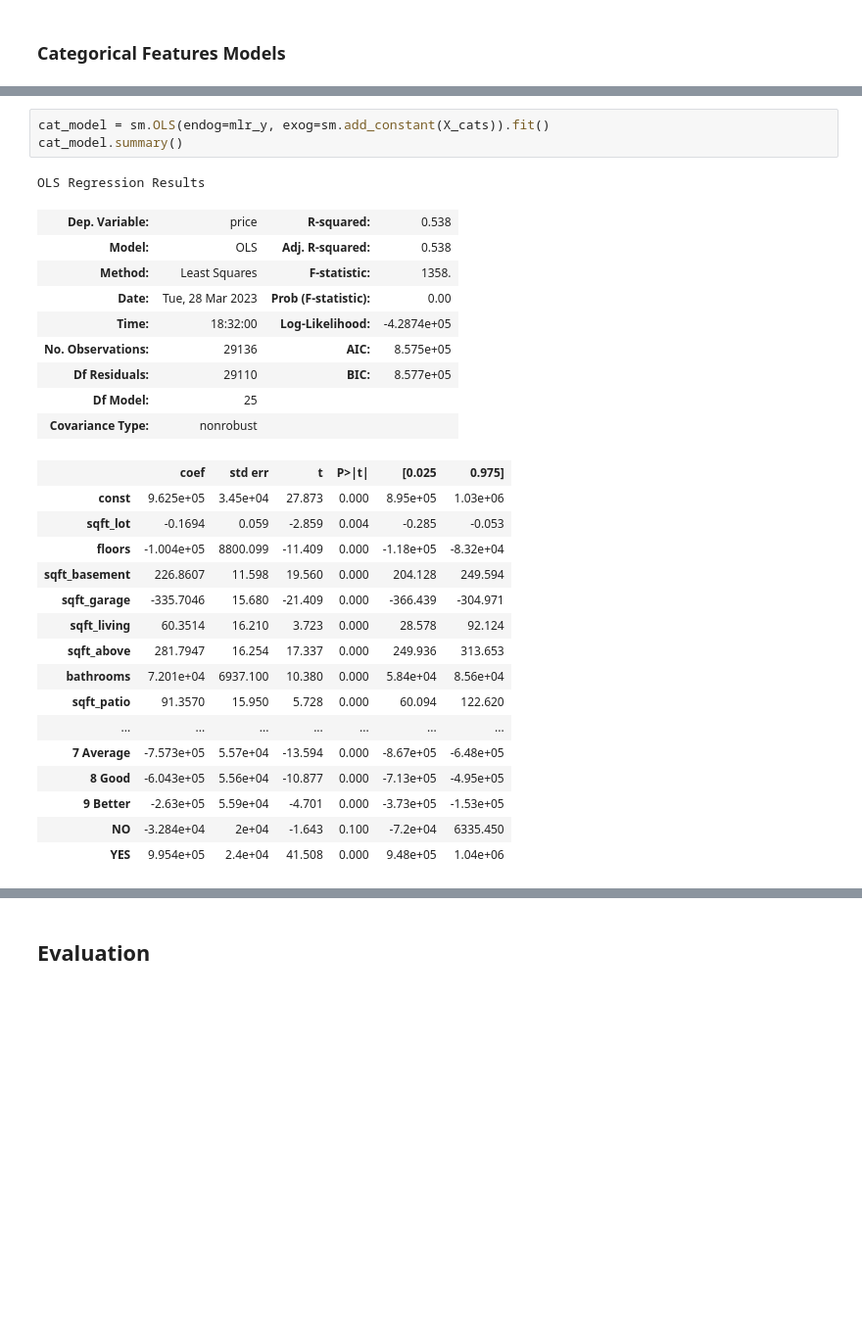
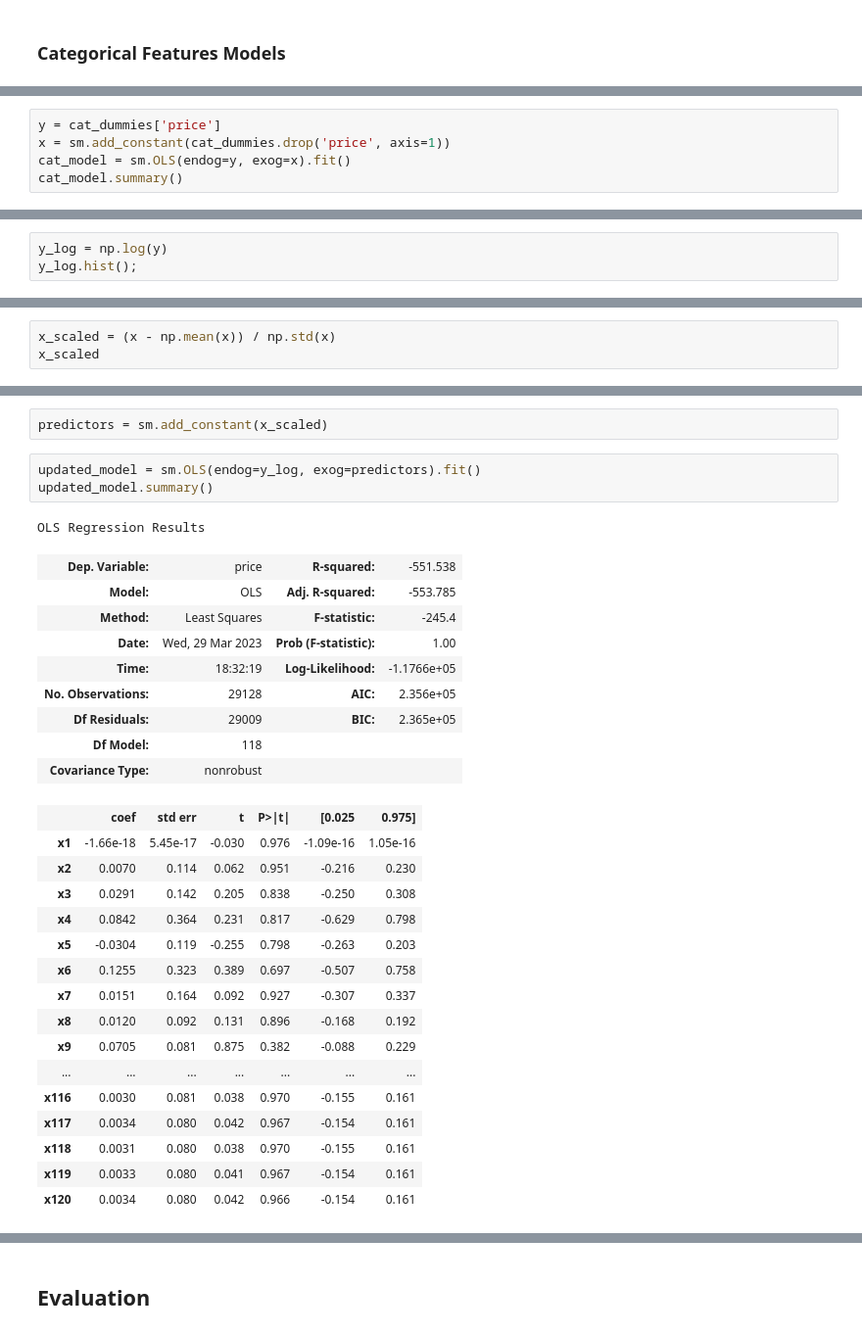
Before and after one commit to claragiurgiu/Phase2-Project, a Jupyter notebook: Code/Clara_Analysis.ipynb, the cells around one changed output, grey strips where cells are left out. Shown at 98% size. Saved outputs shown, nothing was run; the diff lists cells and outputs as text; blank space fills up the shorter version.

Commit message:
modelig and checks

```diff
--- a/Code/Clara_Analysis.ipynb
+++ b/Code/Clara_Analysis.ipynb
@@ -772,0 +1208,5 @@ X_cats
+# %%
+y = cat_dummies['price']
+x = sm.add_constant(cat_dummies.drop('price', axis=1))
+cat_model = sm.OLS(endog=y, exog=x).fit()
+cat_model.summary()
@@ -772,0 +1273,3 @@ X_cats
+# %%
+y_log = np.log(y)
+y_log.hist();
@@ -772,0 +1278,3 @@ X_cats
+# %%
+x_scaled = (x - np.mean(x)) / np.std(x)
+x_scaled
@@ -773,30 +1331,32 @@ X_cats
+# %%
+predictors = sm.add_constant(x_scaled)
 # %%
-cat_model = sm.OLS(endog=mlr_y, exog=sm.add_constant(X_cats)).fit()
-cat_model.summary()
+updated_model = sm.OLS(endog=y_log, exog=predictors).fit()
+updated_model.summary()
 # %% [output]
 OLS Regression Results
-| Dep. Variable: | price | R-squared: | 0.538 |
-| Model: | OLS | Adj. R-squared: | 0.538 |
-| Method: | Least Squares | F-statistic: | 1358. |
-| Date: | Tue, 28 Mar 2023 | Prob (F-statistic): | 0.00 |
-| Time: | 18:32:00 | Log-Likelihood: | -4.2874e+05 |
-| No. Observations: | 29136 | AIC: | 8.575e+05 |
-| Df Residuals: | 29110 | BIC: | 8.577e+05 |
-| Df Model: | 25 |  |  |
+| Dep. Variable: | price | R-squared: | -551.538 |
+| Model: | OLS | Adj. R-squared: | -553.785 |
+| Method: | Least Squares | F-statistic: | -245.4 |
+| Date: | Wed, 29 Mar 2023 | Prob (F-statistic): | 1.00 |
+| Time: | 18:32:19 | Log-Likelihood: | -1.1766e+05 |
+| No. Observations: | 29128 | AIC: | 2.356e+05 |
+| Df Residuals: | 29009 | BIC: | 2.365e+05 |
+| Df Model: | 118 |  |  |
 | Covariance Type: | nonrobust |  |  |
 |  | coef | std err | t | P>|t| | [0.025 | 0.975] |
-| const | 9.625e+05 | 3.45e+04 | 27.873 | 0.000 | 8.95e+05 | 1.03e+06 |
-| sqft_lot | -0.1694 | 0.059 | -2.859 | 0.004 | -0.285 | -0.053 |
-| floors | -1.004e+05 | 8800.099 | -11.409 | 0.000 | -1.18e+05 | -8.32e+04 |
-| sqft_basement | 226.8607 | 11.598 | 19.560 | 0.000 | 204.128 | 249.594 |
-| sqft_garage | -335.7046 | 15.680 | -21.409 | 0.000 | -366.439 | -304.971 |
-| sqft_living | 60.3514 | 16.210 | 3.723 | 0.000 | 28.578 | 92.124 |
-| sqft_above | 281.7947 | 16.254 | 17.337 | 0.000 | 249.936 | 313.653 |
-| bathrooms | 7.201e+04 | 6937.100 | 10.380 | 0.000 | 5.84e+04 | 8.56e+04 |
-| sqft_patio | 91.3570 | 15.950 | 5.728 | 0.000 | 60.094 | 122.620 |
+| x1 | -1.66e-18 | 5.45e-17 | -0.030 | 0.976 | -1.09e-16 | 1.05e-16 |
+| x2 | 0.0070 | 0.114 | 0.062 | 0.951 | -0.216 | 0.230 |
+| x3 | 0.0291 | 0.142 | 0.205 | 0.838 | -0.250 | 0.308 |
+| x4 | 0.0842 | 0.364 | 0.231 | 0.817 | -0.629 | 0.798 |
+| x5 | -0.0304 | 0.119 | -0.255 | 0.798 | -0.263 | 0.203 |
+| x6 | 0.1255 | 0.323 | 0.389 | 0.697 | -0.507 | 0.758 |
+| x7 | 0.0151 | 0.164 | 0.092 | 0.927 | -0.307 | 0.337 |
+| x8 | 0.0120 | 0.092 | 0.131 | 0.896 | -0.168 | 0.192 |
+| x9 | 0.0705 | 0.081 | 0.875 | 0.382 | -0.088 | 0.229 |
 | ... | ... | ... | ... | ... | ... | ... |
-| 7 Average | -7.573e+05 | 5.57e+04 | -13.594 | 0.000 | -8.67e+05 | -6.48e+05 |
-| 8 Good | -6.043e+05 | 5.56e+04 | -10.877 | 0.000 | -7.13e+05 | -4.95e+05 |
-| 9 Better | -2.63e+05 | 5.59e+04 | -4.701 | 0.000 | -3.73e+05 | -1.53e+05 |
-| NO | -3.284e+04 | 2e+04 | -1.643 | 0.100 | -7.2e+04 | 6335.450 |
-| YES | 9.954e+05 | 2.4e+04 | 41.508 | 0.000 | 9.48e+05 | 1.04e+06 |
+| x116 | 0.0030 | 0.081 | 0.038 | 0.970 | -0.155 | 0.161 |
+| x117 | 0.0034 | 0.080 | 0.042 | 0.967 | -0.154 | 0.161 |
+| x118 | 0.0031 | 0.080 | 0.038 | 0.970 | -0.155 | 0.161 |
+| x119 | 0.0033 | 0.080 | 0.041 | 0.967 | -0.154 | 0.161 |
+| x120 | 0.0034 | 0.080 | 0.042 | 0.966 | -0.154 | 0.161 |
```
Also changed, not shown: parts of 110 cells of this notebook, 4 other files.
